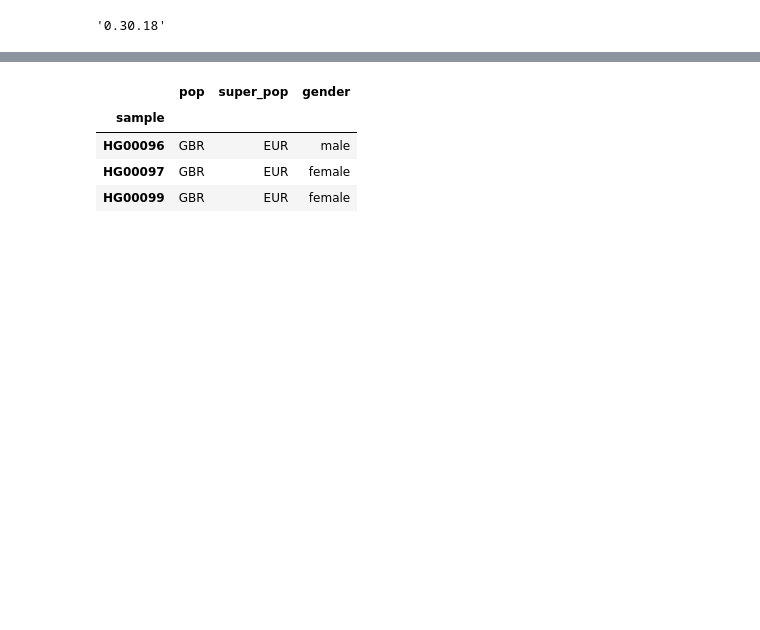
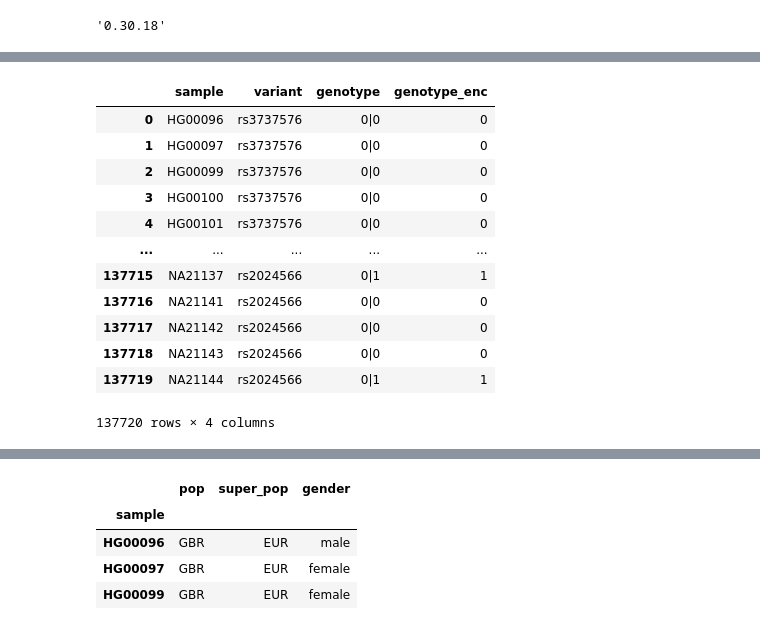
Before and after one commit to akshaydarora/genomics, a Jupyter notebook: genome.ipynb, the cells around one changed output, grey strips where cells are left out. Saved outputs shown, nothing was run; the diff lists cells and outputs as text; code cells hidden in the pictures; blank space fills up the shorter version.

```diff
--- a/genome.ipynb
+++ b/genome.ipynb
@@ -108,0 +63,17 @@ rs2024566
+# %%
+genome_fact=pd.DataFrame()
+sampleid=[]
+variant=[]
+genotype=[]
+for record in vcf_reader:
+    for sample in thisrecord.samples:
+        thisvariant=record.ID
+        thissample=sample.sample
+        thisgenotype=record.genotype(thissample)['GT']
+        sampleid.append(thissample)
+        variant.append(thisvariant)
+        genotype.append(thisgenotype)
+# %%
+genome_fact["sample"]=sampleid
+genome_fact["variant"]=variant
+genome_fact["genotype"]=genotype
@@ -108,0 +96,19 @@ rs2024566
+# %%
+genome_lookup={"0|0":0, "0|1":1,"1|0":2,"1|1":3}
+genome_fact['genotype_enc']=genome_fact['genotype'].map(genome_lookup)
+# %%
+genome_fact
+# %% [output]
+|  | sample | variant | genotype | genotype_enc |
+| 0 | HG00096 | rs3737576 | 0|0 | 0 |
+| 1 | HG00097 | rs3737576 | 0|0 | 0 |
+| 2 | HG00099 | rs3737576 | 0|0 | 0 |
+| 3 | HG00100 | rs3737576 | 0|0 | 0 |
+| 4 | HG00101 | rs3737576 | 0|0 | 0 |
+| ... | ... | ... | ... | ... |
+| 137715 | NA21137 | rs2024566 | 0|1 | 1 |
+| 137716 | NA21141 | rs2024566 | 0|0 | 0 |
+| 137717 | NA21142 | rs2024566 | 0|0 | 0 |
+| 137718 | NA21143 | rs2024566 | 0|0 | 0 |
+| 137719 | NA21144 | rs2024566 | 0|1 | 1 |
+137720 rows × 4 columns
```
Also changed, not shown: parts of 40 cells of this notebook, 7 other files.
